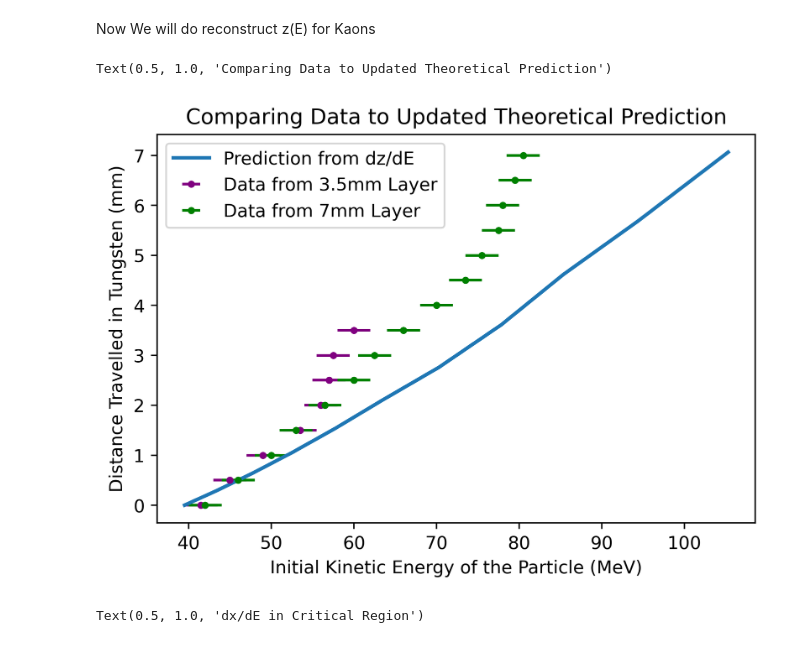
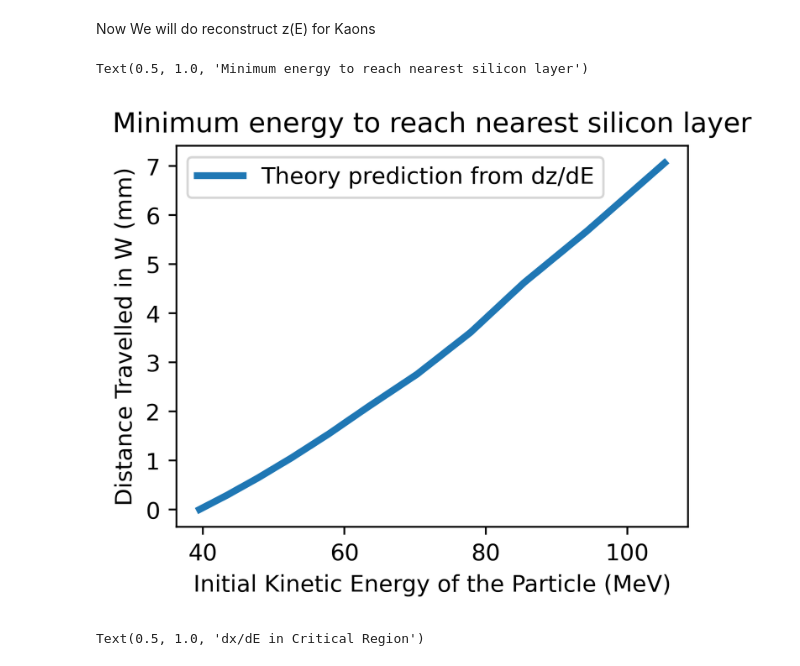
Before and after one commit to chrissellgren/LDMX_notebooks, a Jupyter notebook: stopping power cont.ipynb, the cells around one changed output. Saved outputs shown, nothing was run; the diff lists cells and outputs as text; code cells hidden in the pictures.

```diff
--- a/stopping power cont.ipynb
+++ b/stopping power cont.ipynb
@@ -4,7 +4,7 @@ import matplotlib.pyplot as plt
 from scipy import interpolate
 
 #import data - this is the muon energy data.
-data = np.genfromtxt("/Users/Chris/Desktop/de_dx.csv",delimiter=',')
+data = np.genfromtxt("/Users/Chris/Desktop/ldmx/ldmx_files/de_dx.csv",delimiter=',')
 x = data[:,0]
 y = data[:,1]
 density = 9 #g/cm^3
@@ -13,7 +13,7 @@ energies = x
 dedz = density*y
 
 # import data - beta*gamma data for muons, applies to kaons
-pdata = np.genfromtxt("/Users/Chris/Desktop/de_dz.csv",delimiter=',')
+pdata = np.genfromtxt("/Users/Chris/Desktop/ldmx/ldmx_files/de_dz.csv",delimiter=',')
 bg = pdata[:,0]
 mc2 = 494 # rest energy of kaon
 E = mc2*(np.sqrt(1+bg**2)-1)
@@ -74,7 +74,7 @@ from scipy import interpolate
 density = 19.28 #g/cm^3
 
 # import data - beta*gamma data for muons, applies to kaons
-pdata = np.genfromtxt("/Users/Chris/Desktop/de_dz.csv",delimiter=',')
+pdata = np.genfromtxt("/Users/Chris/Desktop/ldmx/ldmx_files/de_dz.csv",delimiter=',')
 bg = pdata[:,0]
 mc2 = 494 # rest energy of kaon
 E = mc2*(np.sqrt(1+bg**2)-1)
@@ -100,30 +100,30 @@ E = E[1:]
 # %%
 E_functional = [E[i] for i in range(len(E)) if E[i] < 110]
 x_functional = x[:len(E_functional)]
 dxde_functional = dxde[:len(E_functional)]
-plt.figure(dpi=400)
-plt.plot(E_functional,x_functional,label="Prediction from dz/dE",linewidth=2)
+plt.figure(figsize=(4,3),dpi=400)
+plt.plot(E_functional,x_functional,label="Theory prediction from dz/dE",linewidth=3)
 
 # copy data and plot from other
 # d layer
 edatd = [80.5,79.5,78,77.5,75.5,73.5,70,66,62.5,60,56.5,53,50,46,42]
 edatderr = [2]*len(edatd)
 zdatd = [7,6.5,6,5.5,5,4.5,4,3.5,3,2.5,2,1.5,1,0.5,0]
 # c layer
 edat = [60,57.5,57,56,53.5,49,45,41.5]
 edat_err = [2]*len(edat)
 zdat = [3.5,3.0,2.5,2.0,1.5,1.0,0.5,0]
 
 # plot
-plt.errorbar(edat,zdat,xerr=edat_err,marker='.',color='purple',linestyle='',label="Data from 3.5mm Layer")
-plt.errorbar(edatd,zdatd,xerr=edatderr,marker='.',color='green',linestyle='',label='Data from 7mm Layer')
+#plt.errorbar(edat,zdat,xerr=edat_err,marker='.',color='purple',linestyle='',label="Data from 3.5mm Layer")
+#plt.errorbar(edatd,zdatd,xerr=edatderr,marker='.',color='green',linestyle='',label='Data from 7mm Layer')
 plt.legend()
-plt.ylabel("Distance Travelled in Tungsten (mm)")
+plt.ylabel("Distance Travelled in W (mm)")
 plt.xlabel("Initial Kinetic Energy of the Particle (MeV)")
-plt.title("Comparing Data to Updated Theoretical Prediction")
+plt.title("Minimum energy to reach nearest silicon layer")
 # %% [output]
-Text(0.5, 1.0, 'Comparing Data to Updated Theoretical Prediction')
+Text(0.5, 1.0, 'Minimum energy to reach nearest silicon layer')
-[figure, old version]
+[figure, new version]
 # %%
 plt.figure(dpi=400)
 plt.plot(E_functional,dxde_functional,linestyle='-',linewidth=2)
```
Also changed, not shown: 3 other files.
